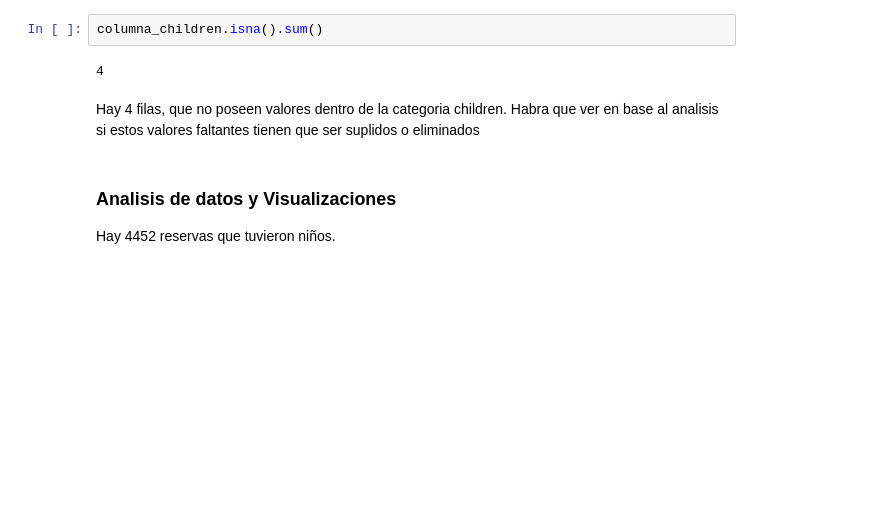
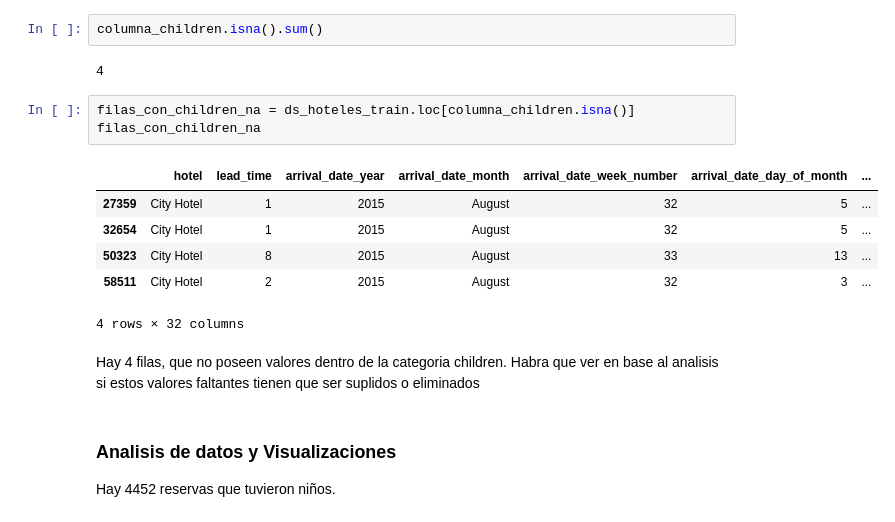
Before and after one commit to juanignaciogiacobbe/7506R-2C2023-GRUPO15, a Jupyter notebook: 7506R_TP1_GRUPO15_CHP1_ENTREGA.ipynb, the cells around one changed output. Cells and saved outputs as stored; diff of their text form; blank space fills up the shorter version.

```diff
--- a/7506R_TP1_GRUPO15_CHP1_ENTREGA.ipynb
+++ b/7506R_TP1_GRUPO15_CHP1_ENTREGA.ipynb
@@ -558,6 +560,16 @@ Name: children, dtype: int64
 columna_children.isna().sum()
 # %% [output]
 4
+# %%
+filas_con_children_na = ds_hoteles_train.loc[columna_children.isna()]
+filas_con_children_na
+# %% [output]
+|  | hotel | lead_time | arrival_date_year | arrival_date_month | arrival_date_week_number | arrival_date_day_of_month | ... |
+| 27359 | City Hotel | 1 | 2015 | August | 32 | 5 | ... |
+| 32654 | City Hotel | 1 | 2015 | August | 32 | 5 | ... |
+| 50323 | City Hotel | 8 | 2015 | August | 33 | 13 | ... |
+| 58511 | City Hotel | 2 | 2015 | August | 32 | 3 | ... |
+4 rows × 32 columns
 # %% [markdown]
 Hay 4 filas, que no poseen valores dentro de la categoria children. Habra que ver en base al analisis si estos valores faltantes tienen que ser suplidos o eliminados
 # %% [markdown]
```
Also changed, not shown: parts of 38 cells of this notebook.
